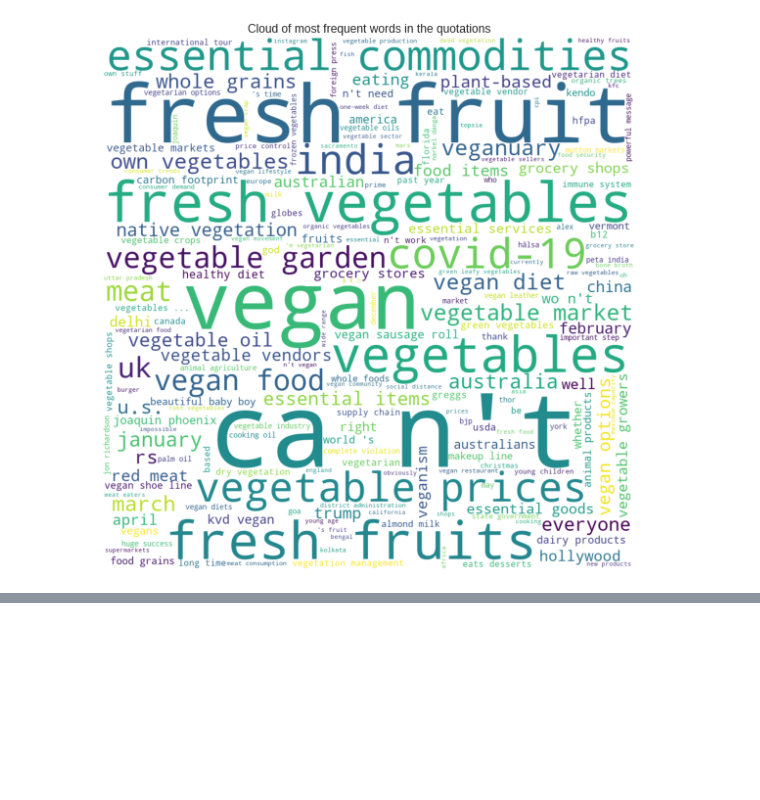
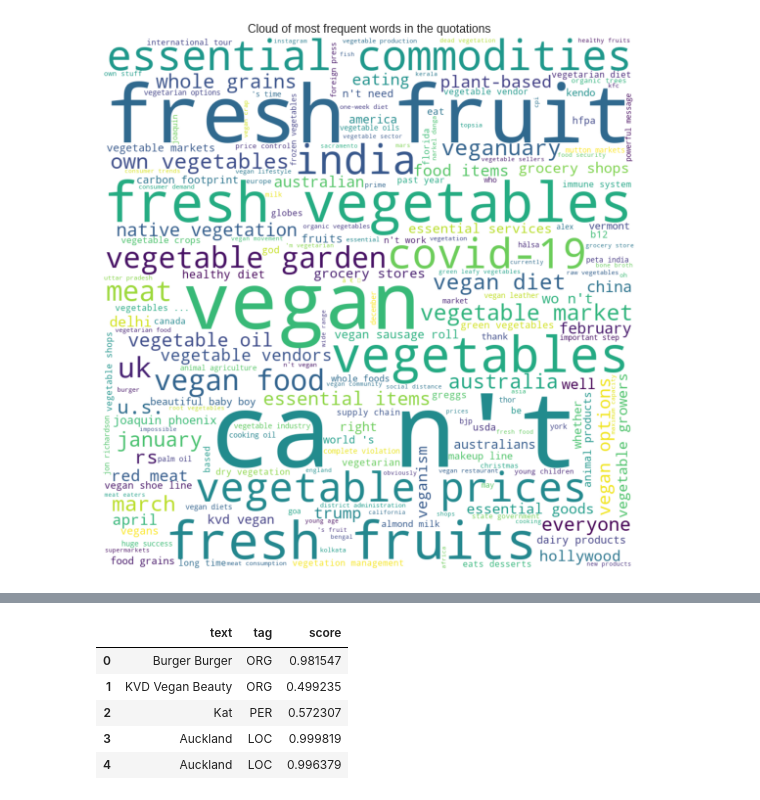
Before and after one commit to epfl-ada/ada-2021-project-nameerror, a Jupyter notebook: notebooks/analysis.ipynb, the cells around one changed output, grey strips where cells are left out. Cells and saved outputs as stored; diff of their text form; code cells hidden in the pictures; blank space fills up the shorter version.

```diff
--- a/notebooks/analysis.ipynb
+++ b/notebooks/analysis.ipynb
@@ -453,0 +463,4 @@ plt.show()
+# %%
+# Load NER
+tagger = SequenceTagger.load('ner')
+splitter = SegtokSentenceSplitter()
@@ -453,0 +474,19 @@ plt.show()
+# %%
+full_text = '\n'.join(df['quotation'])
+sentences = splitter.split(full_text)
+tagger.predict(sentences)
+# %%
+spans = [el for sublist in list(map(lambda s: s.get_spans('ner'), sentences)) for el in sublist]
+spans_df = pd.DataFrame([{
+    'text': s.text,
+    'tag': s.tag,
+    'score': s.score
+} for s in spans])
+spans_df.head()
+# %% [output]
+|  | text | tag | score |
+| 0 | Burger Burger | ORG | 0.981547 |
+| 1 | KVD Vegan Beauty | ORG | 0.499235 |
+| 2 | Kat | PER | 0.572307 |
+| 3 | Auckland | LOC | 0.999819 |
+| 4 | Auckland | LOC | 0.996379 |
```
Also changed, not shown: parts of 21 cells of this notebook.
